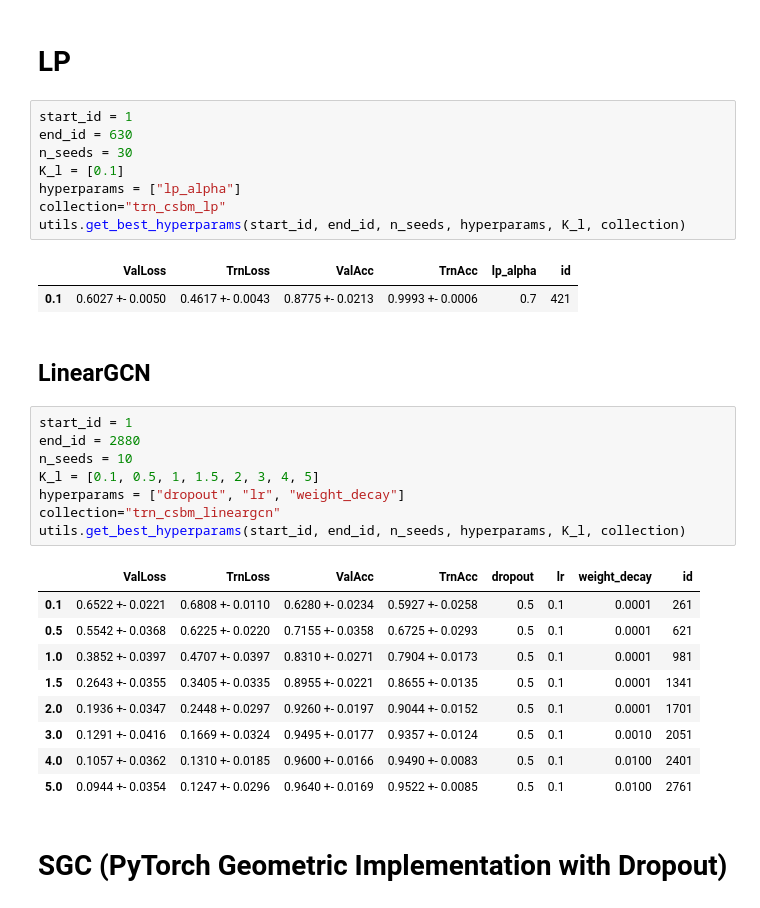
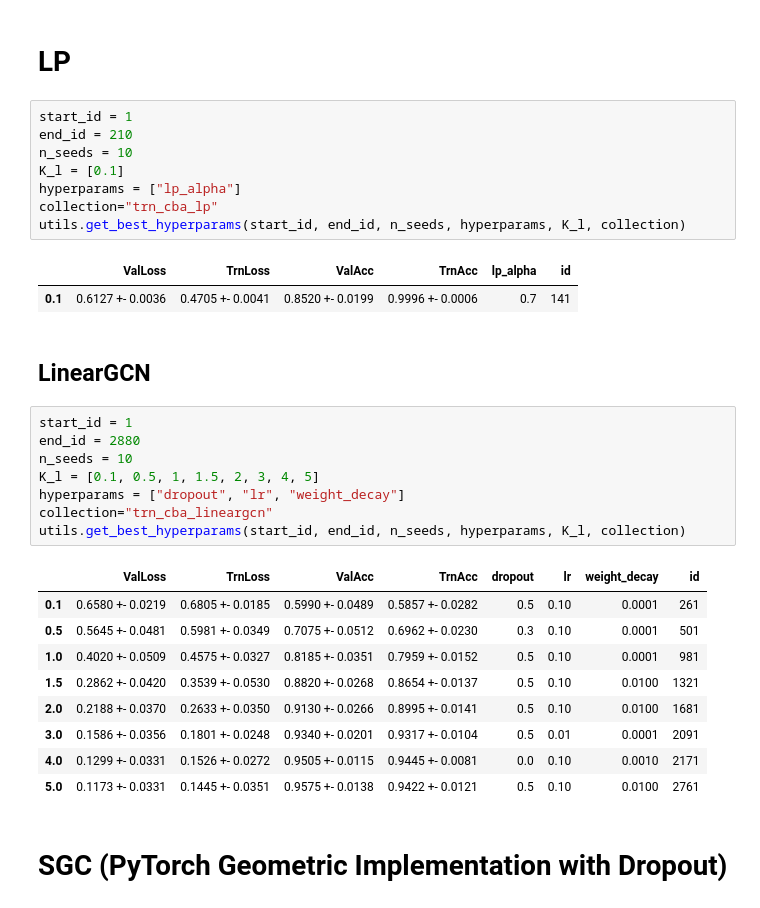
Before and after one commit to saper0/revisiting_robustness, a Jupyter notebook: notebooks/training/cba_hyperparam_search.ipynb, the cells around one changed output. Cells and saved outputs as stored; diff of their text form.

```diff
--- a/notebooks/training/cba_hyperparam_search.ipynb
+++ b/notebooks/training/cba_hyperparam_search.ipynb
@@ -186,35 +126,35 @@ utils.get_best_hyperparams(start_id, end_id, n_seeds, hyperparams, K_l,
 # LP
 # %%
 start_id = 1
-end_id = 630
-n_seeds = 30
+end_id = 210
+n_seeds = 10
 K_l = [0.1]
 hyperparams = ["lp_alpha"]
-collection="trn_csbm_lp"
+collection="trn_cba_lp"
 utils.get_best_hyperparams(start_id, end_id, n_seeds, hyperparams, K_l, collection)
 # %% [output]
 |  | ValLoss | TrnLoss | ValAcc | TrnAcc | lp_alpha | id |
-| 0.1 | 0.6027 +- 0.0050 | 0.4617 +- 0.0043 | 0.8775 +- 0.0213 | 0.9993 +- 0.0006 | 0.7 | 421 |
+| 0.1 | 0.6127 +- 0.0036 | 0.4705 +- 0.0041 | 0.8520 +- 0.0199 | 0.9996 +- 0.0006 | 0.7 | 141 |
 # %% [markdown]
 ## LinearGCN
 # %%
 start_id = 1
 end_id = 2880
 n_seeds = 10
 K_l = [0.1, 0.5, 1, 1.5, 2, 3, 4, 5]
 hyperparams = ["dropout", "lr", "weight_decay"]
-collection="trn_csbm_lineargcn"
+collection="trn_cba_lineargcn"
 utils.get_best_hyperparams(start_id, end_id, n_seeds, hyperparams, K_l, collection)
 # %% [output]
 |  | ValLoss | TrnLoss | ValAcc | TrnAcc | dropout | lr | weight_decay | id |
-| 0.1 | 0.6522 +- 0.0221 | 0.6808 +- 0.0110 | 0.6280 +- 0.0234 | 0.5927 +- 0.0258 | 0.5 | 0.1 | 0.0001 | 261 |
-| 0.5 | 0.5542 +- 0.0368 | 0.6225 +- 0.0220 | 0.7155 +- 0.0358 | 0.6725 +- 0.0293 | 0.5 | 0.1 | 0.0001 | 621 |
-| 1.0 | 0.3852 +- 0.0397 | 0.4707 +- 0.0397 | 0.8310 +- 0.0271 | 0.7904 +- 0.0173 | 0.5 | 0.1 | 0.0001 | 981 |
-| 1.5 | 0.2643 +- 0.0355 | 0.3405 +- 0.0335 | 0.8955 +- 0.0221 | 0.8655 +- 0.0135 | 0.5 | 0.1 | 0.0001 | 1341 |
-| 2.0 | 0.1936 +- 0.0347 | 0.2448 +- 0.0297 | 0.9260 +- 0.0197 | 0.9044 +- 0.0152 | 0.5 | 0.1 | 0.0001 | 1701 |
-| 3.0 | 0.1291 +- 0.0416 | 0.1669 +- 0.0324 | 0.9495 +- 0.0177 | 0.9357 +- 0.0124 | 0.5 | 0.1 | 0.0010 | 2051 |
-| 4.0 | 0.1057 +- 0.0362 | 0.1310 +- 0.0185 | 0.9600 +- 0.0166 | 0.9490 +- 0.0083 | 0.5 | 0.1 | 0.0100 | 2401 |
-| 5.0 | 0.0944 +- 0.0354 | 0.1247 +- 0.0296 | 0.9640 +- 0.0169 | 0.9522 +- 0.0085 | 0.5 | 0.1 | 0.0100 | 2761 |
+| 0.1 | 0.6580 +- 0.0219 | 0.6805 +- 0.0185 | 0.5990 +- 0.0489 | 0.5857 +- 0.0282 | 0.5 | 0.10 | 0.0001 | 261 |
+| 0.5 | 0.5645 +- 0.0481 | 0.5981 +- 0.0349 | 0.7075 +- 0.0512 | 0.6962 +- 0.0230 | 0.3 | 0.10 | 0.0001 | 501 |
+| 1.0 | 0.4020 +- 0.0509 | 0.4575 +- 0.0327 | 0.8185 +- 0.0351 | 0.7959 +- 0.0152 | 0.5 | 0.10 | 0.0001 | 981 |
+| 1.5 | 0.2862 +- 0.0420 | 0.3539 +- 0.0530 | 0.8820 +- 0.0268 | 0.8654 +- 0.0137 | 0.5 | 0.10 | 0.0100 | 1321 |
+| 2.0 | 0.2188 +- 0.0370 | 0.2633 +- 0.0350 | 0.9130 +- 0.0266 | 0.8995 +- 0.0141 | 0.5 | 0.10 | 0.0100 | 1681 |
+| 3.0 | 0.1586 +- 0.0356 | 0.1801 +- 0.0248 | 0.9340 +- 0.0201 | 0.9317 +- 0.0104 | 0.5 | 0.01 | 0.0001 | 2091 |
+| 4.0 | 0.1299 +- 0.0331 | 0.1526 +- 0.0272 | 0.9505 +- 0.0115 | 0.9445 +- 0.0081 | 0.0 | 0.10 | 0.0010 | 2171 |
+| 5.0 | 0.1173 +- 0.0331 | 0.1445 +- 0.0351 | 0.9575 +- 0.0138 | 0.9422 +- 0.0121 | 0.5 | 0.10 | 0.0100 | 2761 |
 # %% [markdown]
 # SGC (PyTorch Geometric Implementation with Dropout)
 # %%
```
Also changed, not shown: parts of 7 cells of this notebook, 38 other files.
